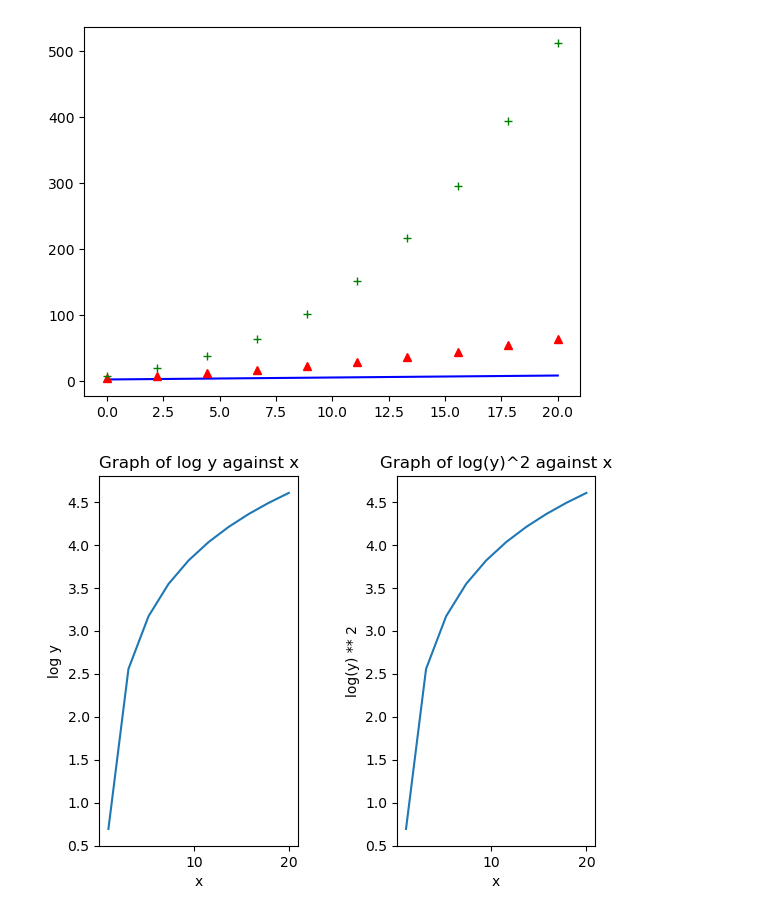
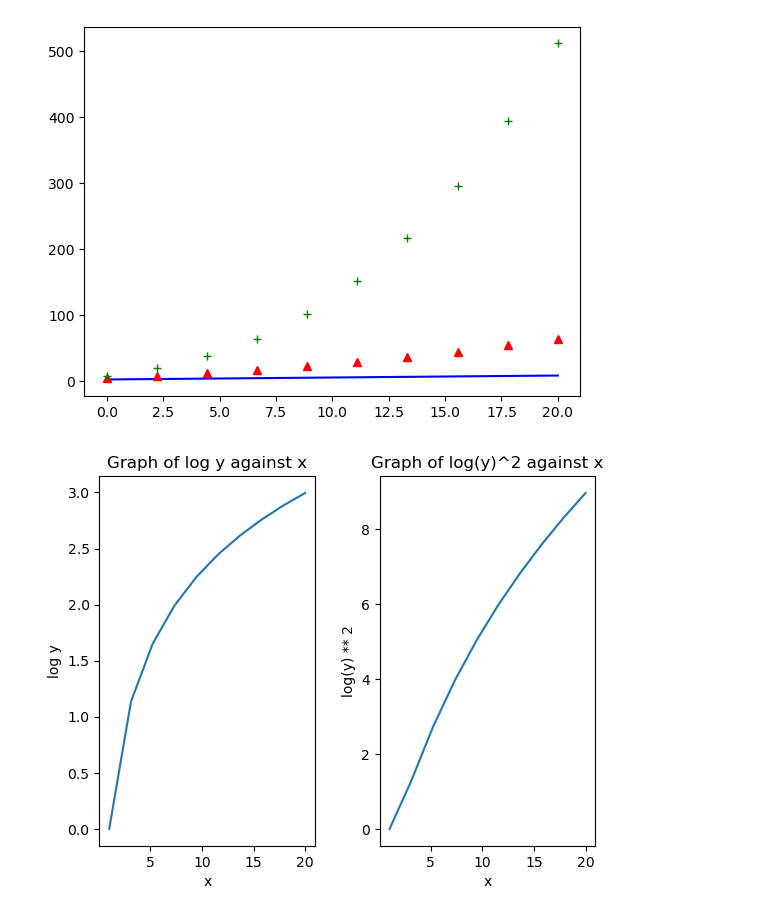
Before and after one commit to HayBeeCoder/ai, a Jupyter notebook: dl-with-real-life-projects-coursera/Untitled.ipynb, the cells around one changed output. Cells and saved outputs as stored; diff of their text form; code cells hidden in the pictures.

Commit message:
make adjustments to code for subplots

```diff
--- a/dl-with-real-life-projects-coursera/Untitled.ipynb
+++ b/dl-with-real-life-projects-coursera/Untitled.ipynb
@@ -55,21 +55,22 @@ plt.show()
 # figures and subplots
 # %%
 x = np.linspace(1,20,10)
-y = np.linspace(2, 100, 10)
+y = np.log(x)
 
 plt.figure(1)
 plt.subplot(121)
 plt.xlabel("x")
 plt.ylabel("log y")
 plt.title("Graph of log y against x")
-plt.plot(x, np.log(y))
+plt.plot(x, y)
 
 plt.subplot(122)
 plt.xlabel("x")
 plt.ylabel("log(y) ** 2")
 plt.title("Graph of log(y)^2 against x")
-plt.plot(x, np.log(y))
+plt.plot(x, y ** 2)
 
-plt.subplots_adjust(wspace=0.5)
+
+plt.subplots_adjust(wspace=0.3)
 # %% [output]
-[figure, old version]
+[figure, new version]
```
